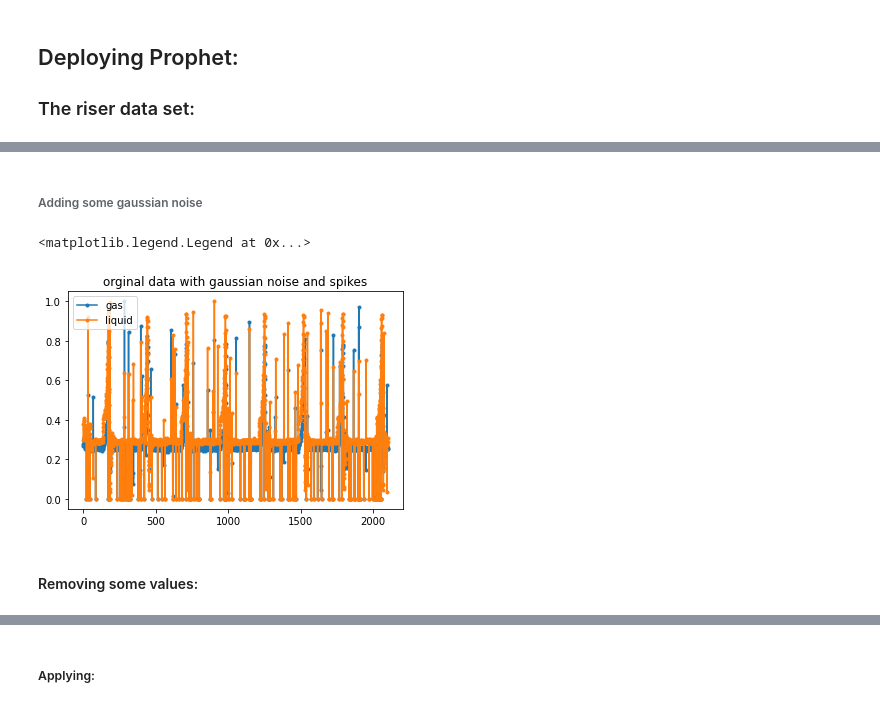
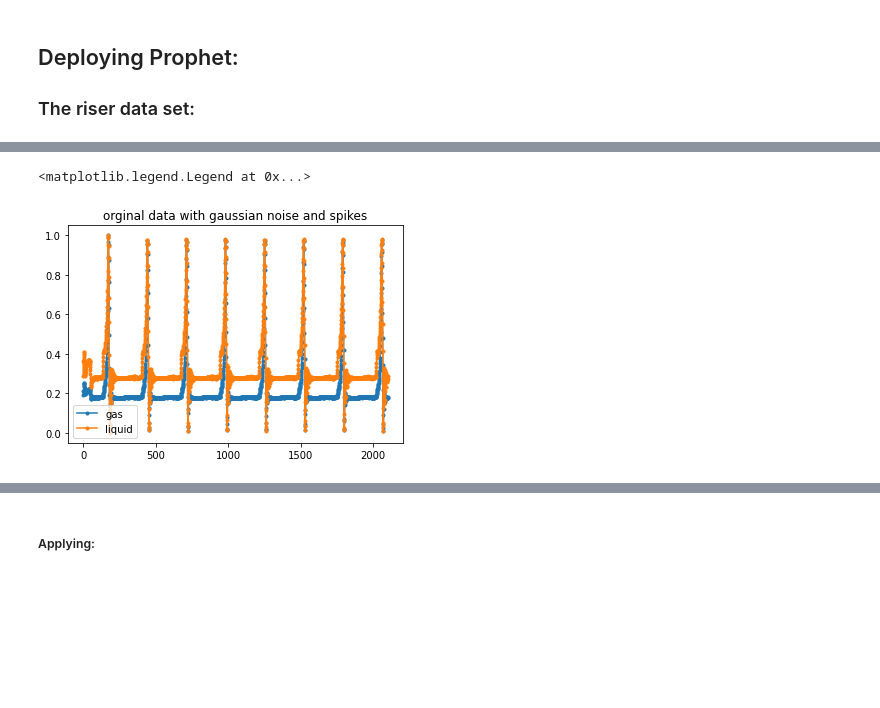
Before and after one commit to ridhaalkhabaz/DeepAR_Prophet_TCN_VFM, a Jupyter notebook: Prophet_VFM.ipynb, the cells around one changed output, grey strips where cells are left out. Cells and saved outputs as stored; diff of their text form; code cells hidden in the pictures; blank space fills up the shorter version.

```diff
--- a/Prophet_VFM.ipynb
+++ b/Prophet_VFM.ipynb
@@ -121,7 +87,11 @@ def read_data_riser(fname, plot_data = False):
 ## Deploying Prophet:
 ### The riser data set:
 # %%
-data, _= read_data_riser('riser_pq_uni.csv')
+data, _= read_data('riser_pq_uni.csv')
 dft = pd.DataFrame.from_dict(dict(zip(['ds', 'p1', 'p2', 'p3', 'p4', 'p5', 'p6', 'p7','gas(m3/day)', 'liquid(m3/day)' ], data.T)))
-trainSet = dft.iloc[:int(0.7*len(dft))]
-testSet = dft.iloc[int(0.7*len(dft)):len(dft)]
+### univariate prophet
+train_uni = pd.concat([dft.iloc[:int(0.7*len(dft)), 0], dft.iloc[:int(0.7*len(dft)), 8:]], axis=1)
+test_uni = pd.concat([dft.iloc[int(0.7*len(dft)):len(dft), 0], dft.iloc[int(0.7*len(dft)):len(dft), 8:]], axis=1)
+### multivariate prophet
+train_mult = dft.iloc[:int(0.7*len(dft))]
+test_mult = dft.iloc[int(0.7*len(dft)):len(dft)]
@@ -145,2 +97,0 @@ for i in ['p1', 'p2', 'p3', 'p4', 'p5', 'p6', 'p7','gas(m3/day)', 'liquid(m3/day
-# %% [markdown]
-###### Adding some gaussian noise
@@ -154,13 +98,12 @@ trainSet = trainSet.reset_index()
 # %%
+# some visualization
 start_ploting = 0
-end_ploting = len(trainSet)
+end_ploting = len(train_mult)
 fig,ax = plt.subplots()
 ax.set_title('orginal data with gaussian noise and spikes')
-ax.plot(trainSet['ds'].iloc[start_ploting:end_ploting], trainSet['gas(m3/day)'].iloc[start_ploting:end_ploting], marker=".", label='gas')
-ax.plot(trainSet['ds'].iloc[start_ploting:end_ploting], trainSet['liquid(m3/day)'].iloc[start_ploting:end_ploting], marker=".", label='liquid')
+ax.plot(train_mult['ds'].iloc[start_ploting:end_ploting], train_mult['gas(m3/day)'].iloc[start_ploting:end_ploting], marker=".", label='gas')
+ax.plot(train_mult['ds'].iloc[start_ploting:end_ploting], train_mult['liquid(m3/day)'].iloc[start_ploting:end_ploting], marker=".", label='liquid')
 ax.legend()
 # %% [output]
 <matplotlib.legend.Legend at 0x...>
-[figure, old version]
+[figure, new version]
-# %% [markdown]
-#### Removing some values:
```
Also changed, not shown: parts of 64 cells of this notebook, 1 other file.
